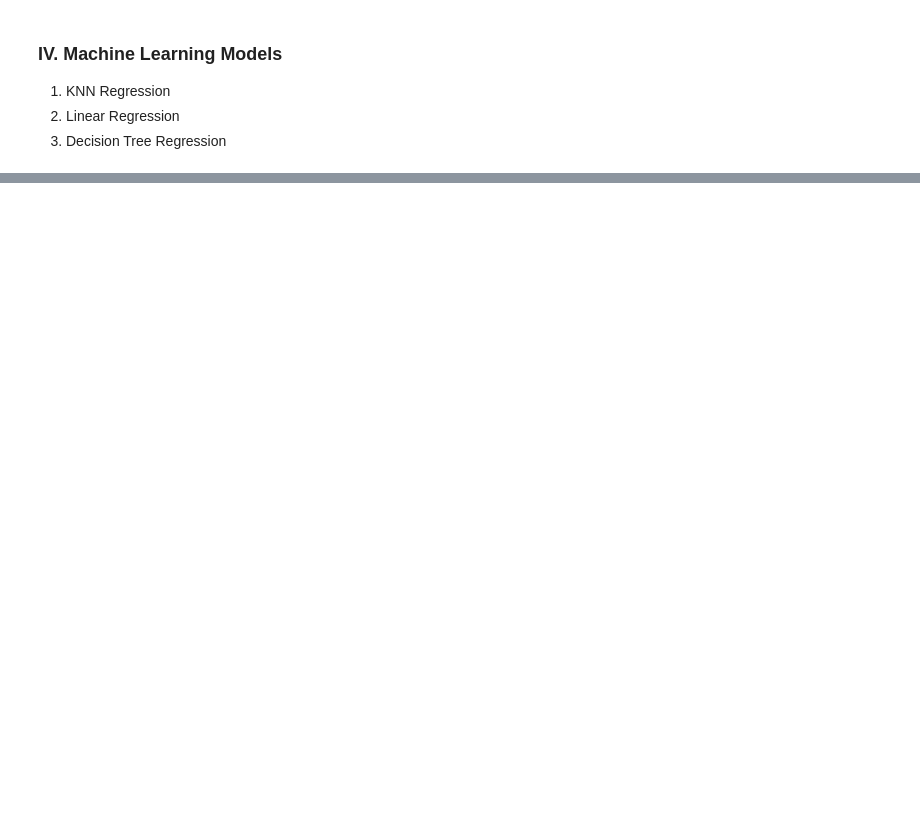
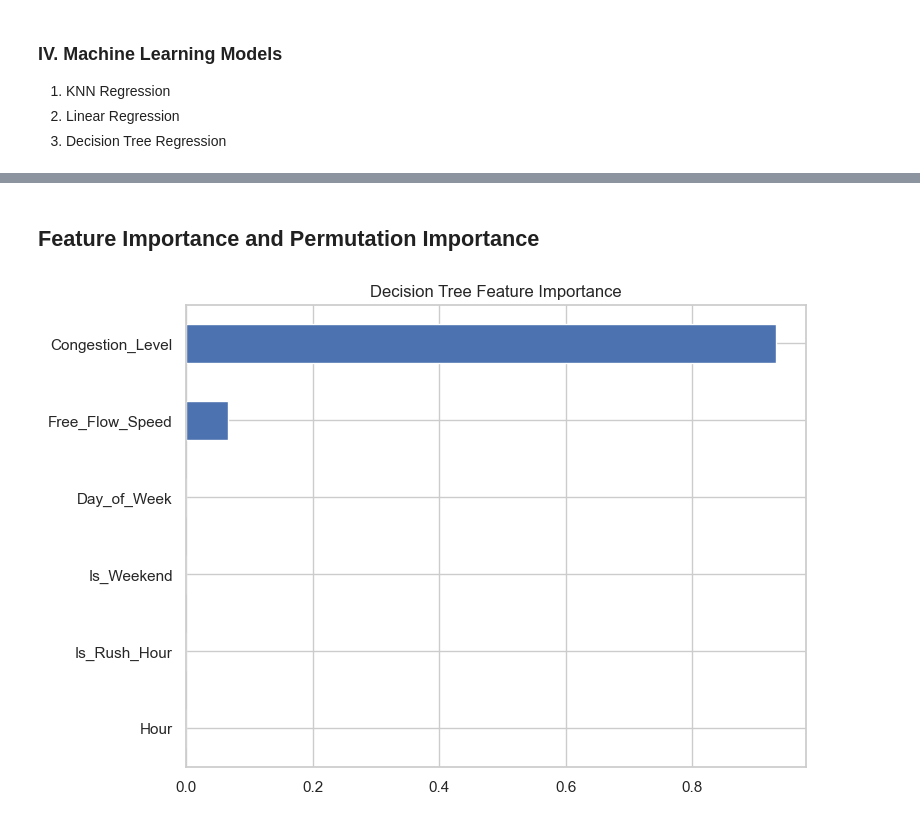
Before and after one commit to Suemy19710/TrafficHCMC, a Jupyter notebook: machine_learning.ipynb, the cells around one changed output, grey strips where cells are left out. Cells and saved outputs as stored; diff of their text form; code cells hidden in the pictures; blank space fills up the shorter version.

```diff
--- a/machine_learning.ipynb
+++ b/machine_learning.ipynb
@@ -326,0 +484,31 @@ Decision Tree Regression 0.200000  0.200000 0.998102
+# %%
+# Define the number of folds for cross-validation
+num_folds= 5
+cv = KFold(n_splits=5,shuffle=True, random_state=42 )
+
+# --- Model 1: Linear Regression ---
+lin_reg = LinearRegression()
+lin_scores = cross_val_score(lin_reg, X, y, cv=cv, scoring='r2')
+print("-- Linear Regression (R²):")
+for i, score in enumerate(lin_scores, 1):
+    print(f"  Fold {i}: {score*100:.2f}%")
+print(f"Mean R²: {lin_scores.mean()*100:.2f}%\n")
+
+# --- Model 2: SVR (with GridSearch) ---
+svr = SVR(kernel='rbf')
+param_grid = {'C':[1, 10, 100], 'gamma':['scale', 0.1]}
+svr_grid = GridSearchCV(svr, param_grid=param_grid, cv=cv, scoring='r2')
+svr_grid.fit(X, y)
+print("-- SVR (R²):")
+print("Best Params:", svr_grid.best_params_)
+print(f"Best CV R²: {svr_grid.best_score_*100:.2f}%\n")
+
+# --- Model 3: Decision Tree Regressor ---
+dt = DecisionTreeRegressor(random_state=42)
+params = {'max_depth':[3, 5, 7, 10, None],
+          'min_samples_split':[2, 5, 10]}
+grid = GridSearchCV(dt, params, cv=cv, scoring='r2')
+grid.fit(X, y)
+print("-- Decision Tree (R²):")
+print("Best Params:", grid.best_params_)
+print(f"Best CV R²: {grid.best_score_*100:.2f}%\n")
@@ -326,0 +538,10 @@ Decision Tree Regression 0.200000  0.200000 0.998102
+# %% [markdown]
+## Feature Importance and Permutation Importance
+# %%
+dt_model = grid.best_estimator_
+importances = pd.Series(dt_model.feature_importances_, index=X_train.columns)
+importances.sort_values().plot(kind='barh', figsize=(8,6))
+plt.title("Decision Tree Feature Importance")
+plt.show()
+# %% [output]
+[figure, added]
```
Also changed, not shown: parts of 21 cells of this notebook.
